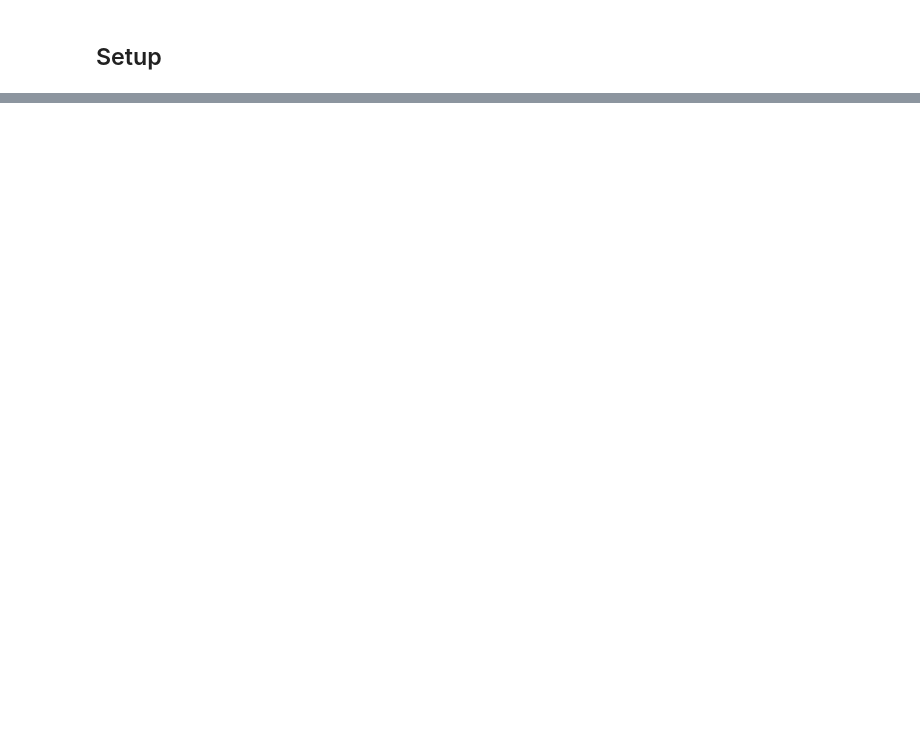
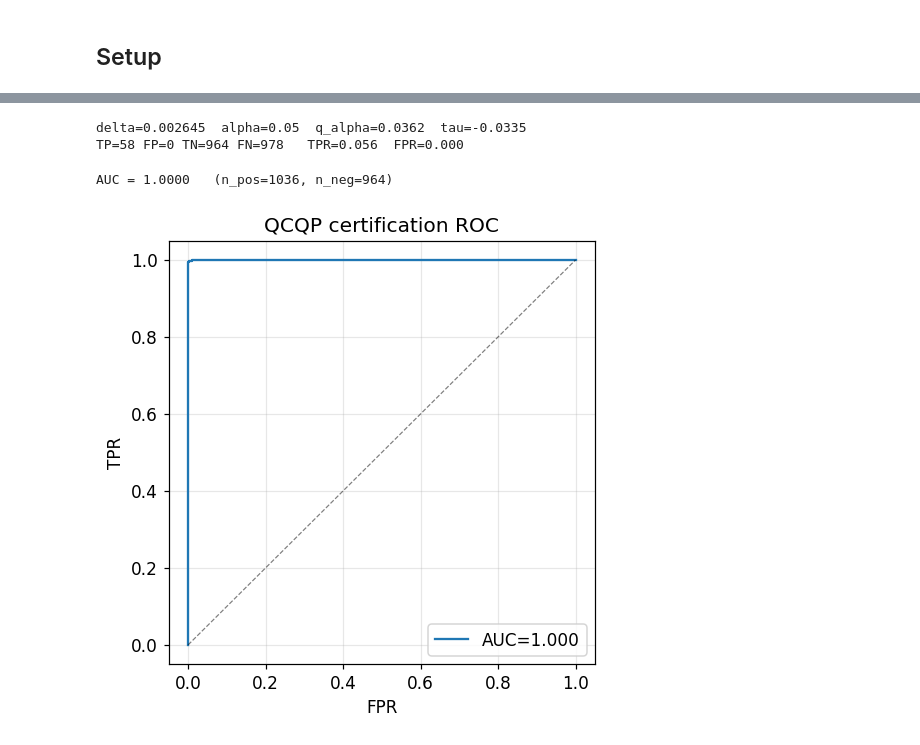
Before and after one commit to Charles-Gulian/nn-4-opt-cert, a Jupyter notebook: notebooks/qcqp_example_pipeline.ipynb, the cells around one changed output, grey strips where cells are left out. Cells and saved outputs as stored; diff of their text form; code cells hidden in the pictures; blank space fills up the shorter version.

```diff
--- a/notebooks/qcqp_example_pipeline.ipynb
+++ b/notebooks/qcqp_example_pipeline.ipynb
@@ -294,0 +137,28 @@ False negative rate: 0.0000
+# %%
+# pool folds for a test-set score; ground-truth optimal = f - v <= delta0
+g = np.tile(g_te_folds.reshape(-1), 1)      # (FOLDS*N_TEST,) fold-pooled preds
+f_p = np.tile(f_te, FOLDS); v_p = np.tile(v_te, FOLDS)   # v_true = v_r (exact)
+
+delta = 1e-3*np.nanmean(v_te)   # absolute tolerance ~0.1% of mean target
+alpha = 0.05
+q_a = np.mean(q[1-alpha])       # offset at 1-alpha, averaged over folds
+s = f_p - g; tau = delta - q_a
+y = (f_p - v_p) <= delta        # truly delta-optimal
+cert = s < tau
+TP=int((cert&y).sum()); FP=int((cert&~y).sum()); TN=int((~cert&~y).sum()); FN=int((~cert&y).sum())
+print(f'delta={delta:.4g}  alpha={alpha}  q_alpha={q_a:.4f}  tau={tau:.4f}')
+print(f'TP={TP} FP={FP} TN={TN} FN={FN}   TPR={TP/(TP+FN):.3f}  FPR={FP/max(FP+TN,1):.3f}')
+# %% [output]
+delta=0.002645  alpha=0.05  q_alpha=0.0362  tau=-0.0335
+TP=58 FP=0 TN=964 FN=978   TPR=0.056  FPR=0.000
+# %%
+roc = roc_auc_certification(f_p, g, v_p, delta)
+print(f'AUC = {roc["auc"]:.4f}   (n_pos={roc["n_pos"]}, n_neg={roc["n_neg"]})')
+fig, ax = plt.subplots(figsize=(5,5))
+ax.plot(roc['fpr'], roc['tpr'], lw=1.5, label=f'AUC={roc["auc"]:.3f}')
+ax.plot([0,1],[0,1],'k--',lw=0.8,alpha=0.5)
+ax.set_xlabel('FPR'); ax.set_ylabel('TPR'); ax.set_title('QCQP certification ROC'); ax.legend()
+plt.show()
+# %% [output]
+AUC = 1.0000   (n_pos=1036, n_neg=964)
+[figure, added]
```
Also changed, not shown: parts of 38 cells of this notebook, 27 other files.
